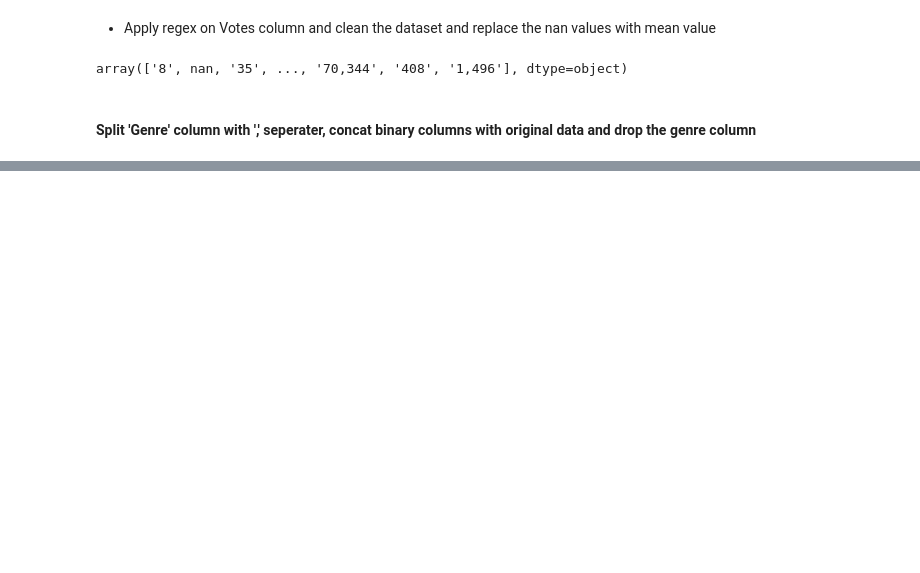
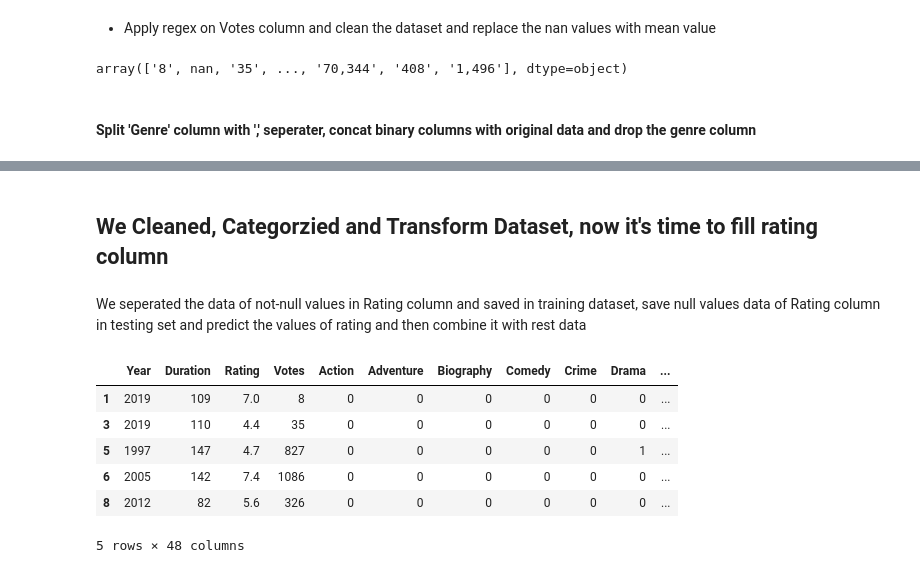
Before and after one commit to razeenbari/CODSOFT, a Jupyter notebook: task no 1 (Movie Rating Prediction With Python)/Task1.ipynb, the cells around one changed output, grey strips where cells are left out. Drawn from its saved outputs; the diff is of its cells as text; code cells hidden in the pictures; blank space fills up the shorter version.

```diff
--- a/task no 1 (Movie Rating Prediction With Python)/Task1.ipynb
+++ b/task no 1 (Movie Rating Prediction With Python)/Task1.ipynb
@@ -210,0 +300,19 @@ df_encoded.drop('Director',axis=1,inplace=True)
+# %% [markdown]
+## We Cleaned, Categorzied and Transform Dataset, now it's time to fill rating column
+# %% [markdown]
+We seperated the data of not-null values in Rating column and saved in training dataset, save null values data of Rating column in testing set and predict the values of rating and then combine it with rest data
+# %%
+df_encoded.drop('Name', axis=1, inplace=True)
+# %%
+testing_data = df_encoded[df_encoded.Rating.isnull()]
+training_data = (df_encoded[df_encoded.Rating.notnull()])
+# %%
+training_data.head()
+# %% [output]
+|  | Year | Duration | Rating | Votes | Action | Adventure | Biography | Comedy | Crime | Drama | ... |
+| 1 | 2019 | 109 | 7.0 | 8 | 0 | 0 | 0 | 0 | 0 | 0 | ... |
+| 3 | 2019 | 110 | 4.4 | 35 | 0 | 0 | 0 | 0 | 0 | 0 | ... |
+| 5 | 1997 | 147 | 4.7 | 827 | 0 | 0 | 0 | 0 | 0 | 1 | ... |
+| 6 | 2005 | 142 | 7.4 | 1086 | 0 | 0 | 0 | 0 | 0 | 0 | ... |
+| 8 | 2012 | 82 | 5.6 | 326 | 0 | 0 | 0 | 0 | 0 | 0 | ... |
+5 rows × 48 columns
```
Also changed, not shown: parts of 19 cells of this notebook.
